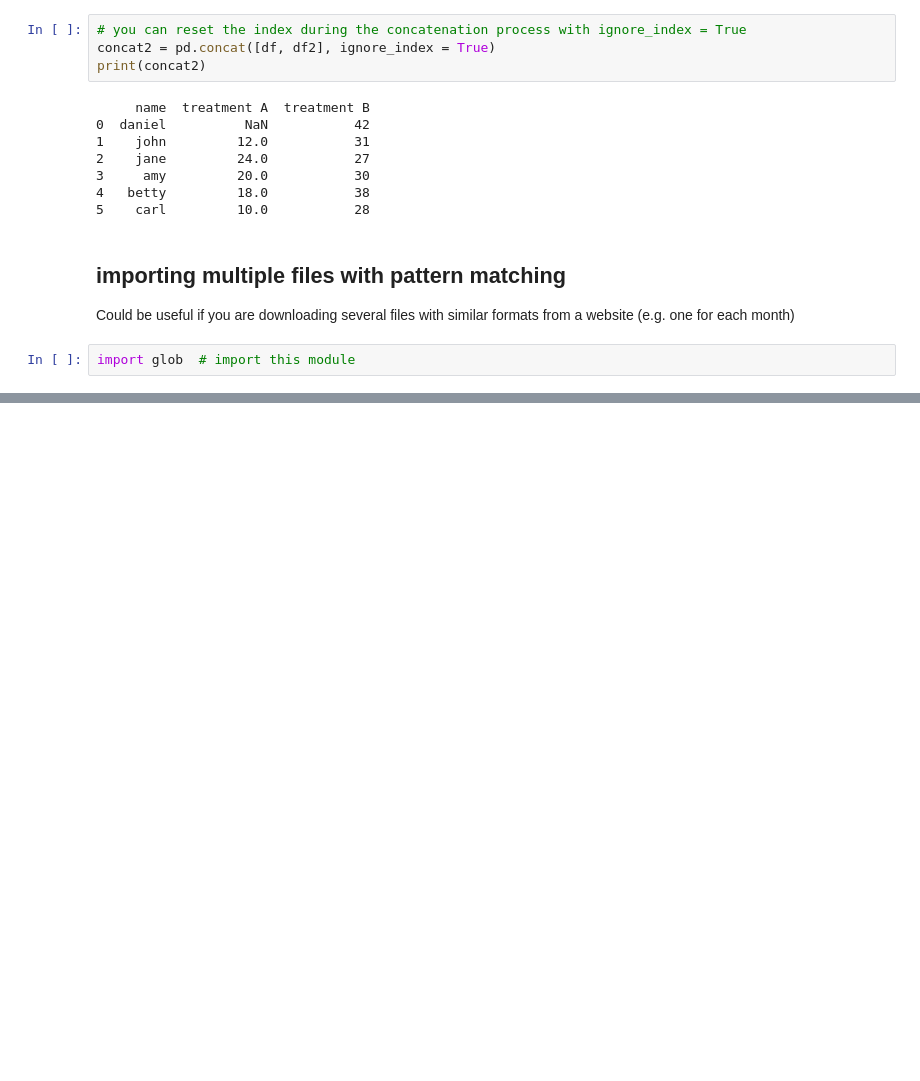
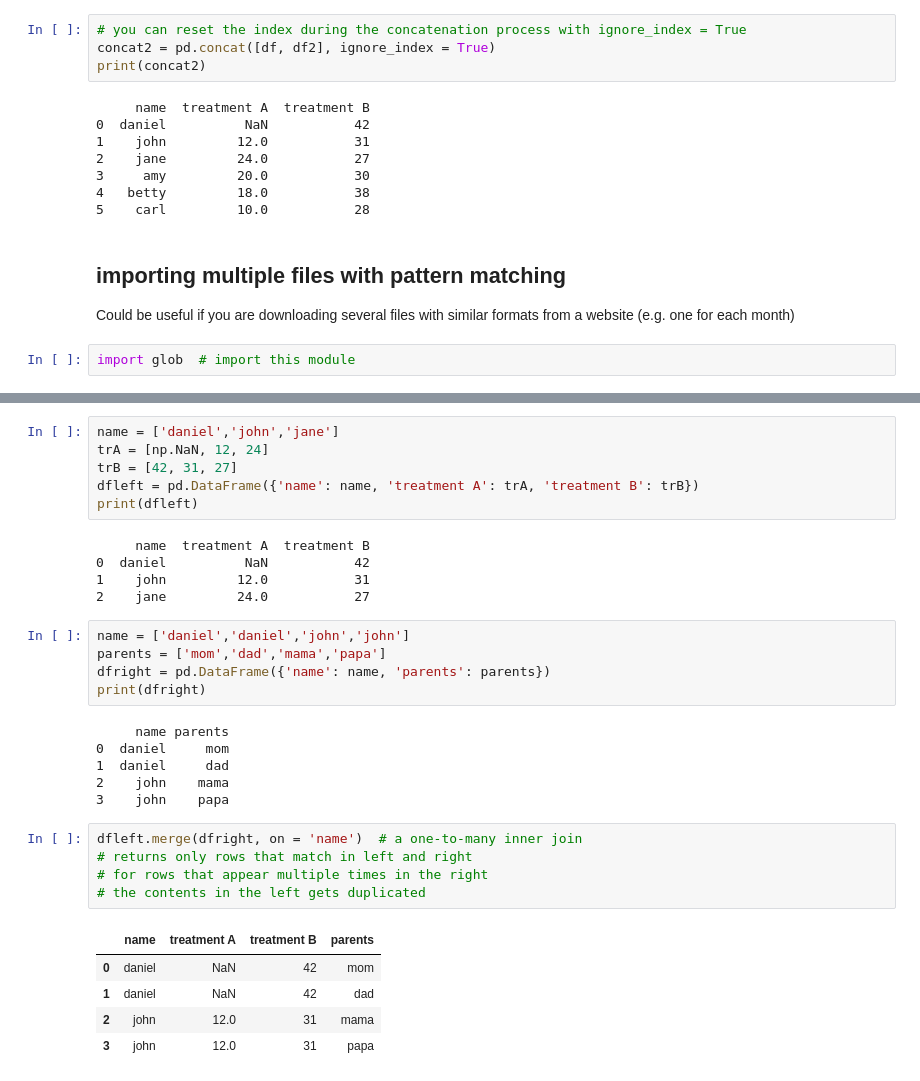
Before and after one commit to smileschen/2018-sp-stats131, a Jupyter notebook: 06-03 Tidy data.ipynb, the cells around one changed output, grey strips where cells are left out. Cells and saved outputs as stored; diff of their text form; blank space fills up the shorter version.

```diff
--- a/06-03 Tidy data.ipynb
+++ b/06-03 Tidy data.ipynb
@@ -209,0 +310,33 @@ pd.concat(list_data, ignore_index = True)  # to make a single dataframe, we use
+# %%
+name = ['daniel','john','jane']
+trA = [np.NaN, 12, 24]
+trB = [42, 31, 27]
+dfleft = pd.DataFrame({'name': name, 'treatment A': trA, 'treatment B': trB})
+print(dfleft)
+# %% [output]
+     name  treatment A  treatment B
+0  daniel          NaN           42
+1    john         12.0           31
+2    jane         24.0           27
+# %%
+name = ['daniel','daniel','john','john']
+parents = ['mom','dad','mama','papa']
+dfright = pd.DataFrame({'name': name, 'parents': parents})
+print(dfright)
+# %% [output]
+     name parents
+0  daniel     mom
+1  daniel     dad
+2    john    mama
+3    john    papa
+# %%
+dfleft.merge(dfright, on = 'name')  # a one-to-many inner join
+# returns only rows that match in left and right
+# for rows that appear multiple times in the right
+# the contents in the left gets duplicated
+# %% [output]
+|  | name | treatment A | treatment B | parents |
+| 0 | daniel | NaN | 42 | mom |
+| 1 | daniel | NaN | 42 | dad |
+| 2 | john | 12.0 | 31 | mama |
+| 3 | john | 12.0 | 31 | papa |
```
Also changed, not shown: parts of 22 cells of this notebook.
